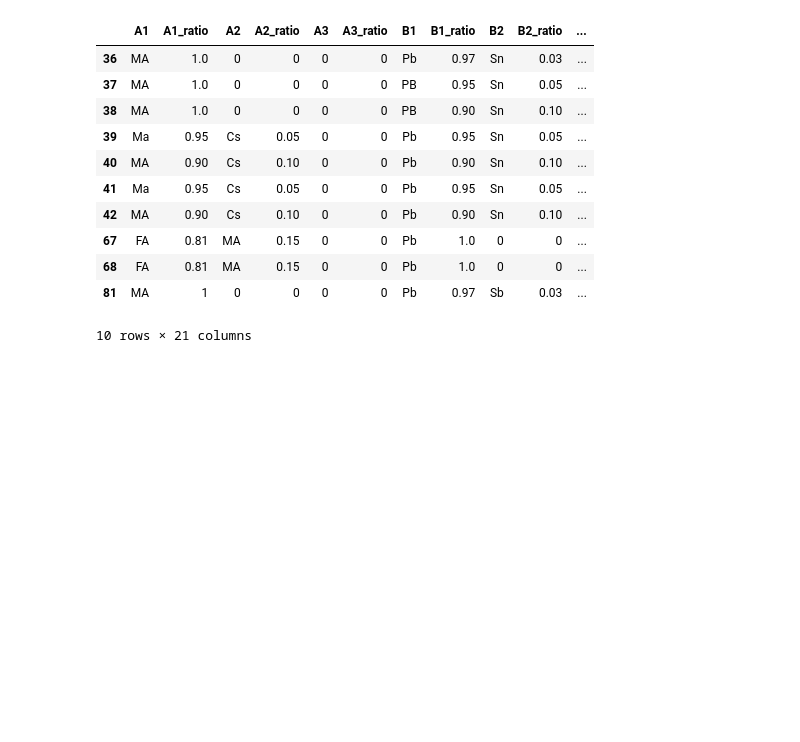
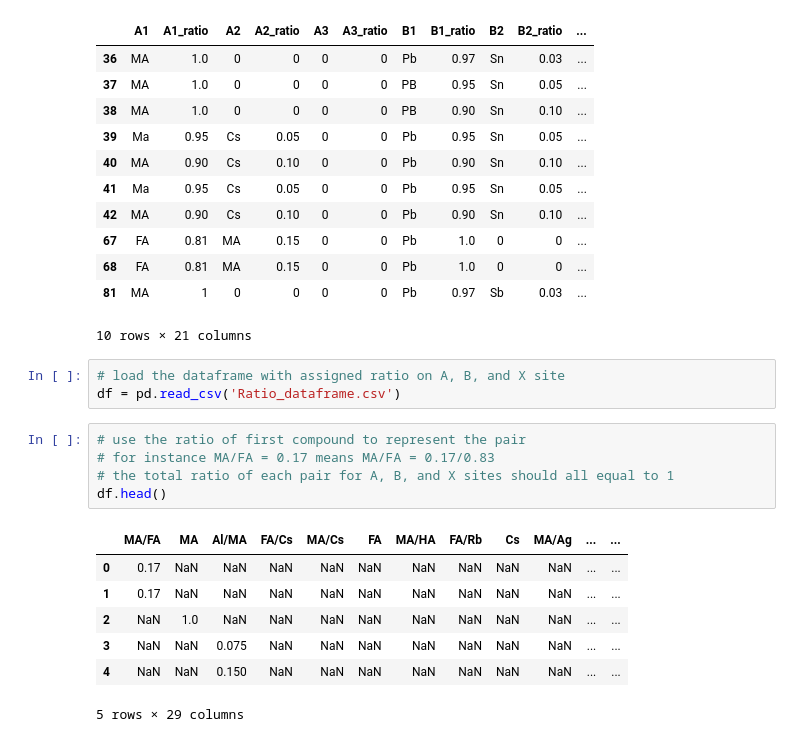
Before and after one commit to sdf94/DDDP-1, a Jupyter notebook: Yongquan_revised_dataframe.ipynb, the cells around one changed output. Cells and saved outputs as stored; diff of their text form; blank space fills up the shorter version.

Commit message:
loaded ratio dataframe and checked its 0,1 format

```diff
--- a/Yongquan_revised_dataframe.ipynb
+++ b/Yongquan_revised_dataframe.ipynb
@@ -105,3 +135,19 @@ data1.loc[data1['X_sum']!=1]
 | 68 | FA | 0.81 | MA | 0.15 | 0 | 0 | Pb | 1.0 | 0 | 0 | ... |
 | 81 | MA | 1 | 0 | 0 | 0 | 0 | Pb | 0.97 | Sb | 0.03 | ... |
 10 rows × 21 columns
+# %%
+# load the dataframe with assigned ratio on A, B, and X site
+df = pd.read_csv('Ratio_dataframe.csv')
+# %%
+# use the ratio of first compound to represent the pair
+# for instance MA/FA = 0.17 means MA/FA = 0.17/0.83
+# the total ratio of each pair for A, B, and X sites should all equal to 1
+df.head()
+# %% [output]
+|  | MA/FA | MA | Al/MA | FA/Cs | MA/Cs | FA | MA/HA | FA/Rb | Cs | MA/Ag | ... | ... |
+| 0 | 0.17 | NaN | NaN | NaN | NaN | NaN | NaN | NaN | NaN | NaN | ... | ... |
+| 1 | 0.17 | NaN | NaN | NaN | NaN | NaN | NaN | NaN | NaN | NaN | ... | ... |
+| 2 | NaN | 1.0 | NaN | NaN | NaN | NaN | NaN | NaN | NaN | NaN | ... | ... |
+| 3 | NaN | NaN | 0.075 | NaN | NaN | NaN | NaN | NaN | NaN | NaN | ... | ... |
+| 4 | NaN | NaN | 0.150 | NaN | NaN | NaN | NaN | NaN | NaN | NaN | ... | ... |
+5 rows × 29 columns
```
Also changed, not shown: parts of 8 cells of this notebook.
